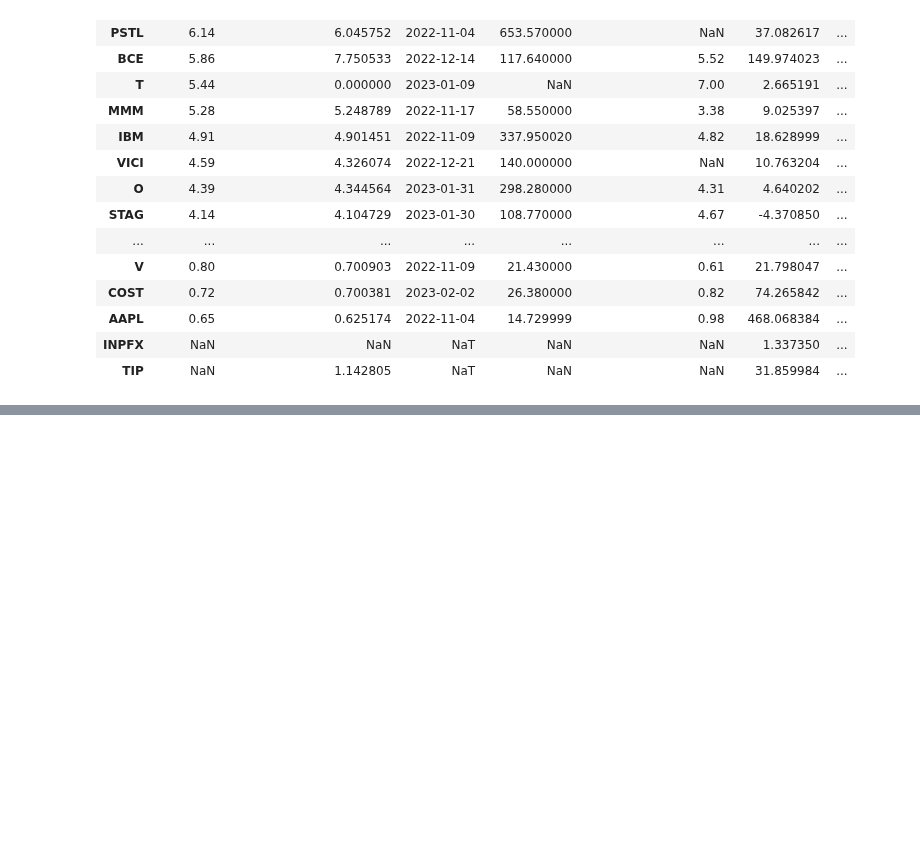
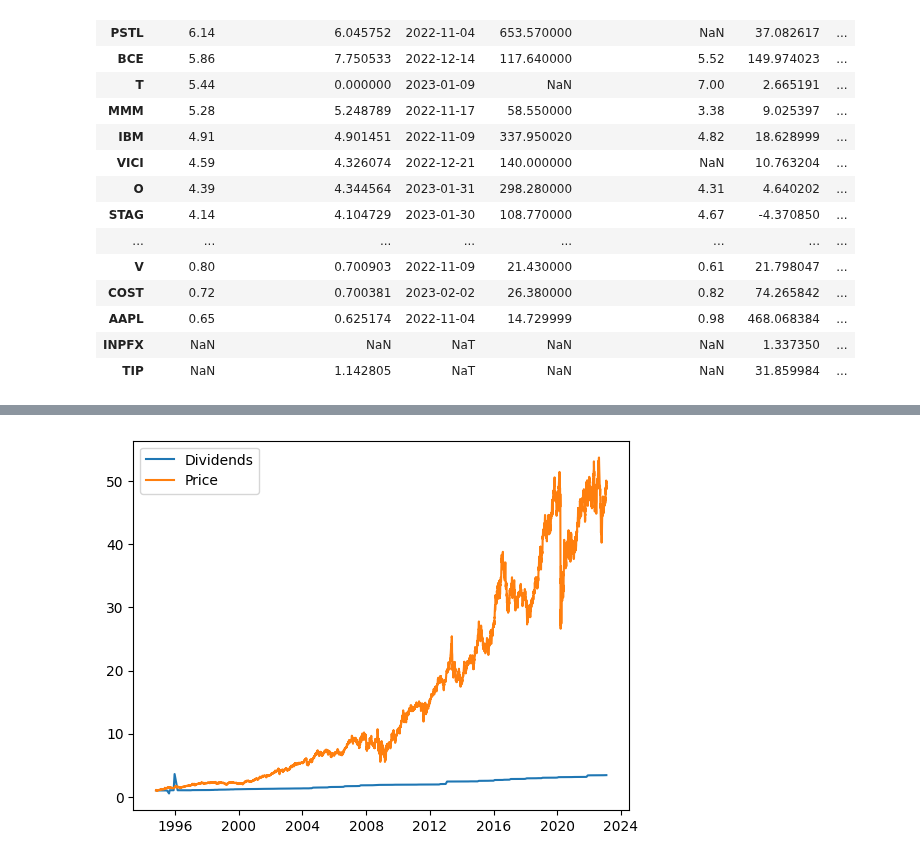
Before and after one commit to Idanq1/Stocks-Strategies, a Jupyter notebook: Dividends/Screener1.ipynb, the cells around one changed output, grey strips where cells are left out. Drawn from its saved outputs; the diff is of its cells as text; code cells hidden in the pictures; blank space fills up the shorter version.

```diff
--- a/Dividends/Screener1.ipynb
+++ b/Dividends/Screener1.ipynb
@@ -151,3 +157,17 @@ df.sort_values("div yield", ascending=False)
 | AAPL | 0.65 | 0.625174 | 2022-11-04 | 14.729999 | 0.98 | 468.068384 | ... |
 | INPFX | NaN | NaN | NaT | NaN | NaN | 1.337350 | ... |
 | TIP | NaN | 1.142805 | NaT | NaN | NaN | 31.859984 | ... |
+# %%
+ticker = "JHG"
+
+stock = yf.Ticker(ticker)
+tmp = stock.dividends
+div_df = pd.DataFrame(index=tmp.index)
+div_df["Dividends"] = tmp
+# div_df.index = div_df.index.year
+div_df = div_df.groupby(div_df.index).mean()
+# div_df["Growth year"] = ((div_df["Dividends"]/div_df["Dividends"].shift(1)) - 1) * 100
+# div_df["DGR5y"] = div_df["Growth year"].rolling(5).mean()
+div_df["chg"] = div_df["Dividends"].diff()
+div_df["chg"] = div_df["chg"].where(div_df["chg"] != 0, np.nan)
+div_df
@@ -153,0 +193,36 @@ df.sort_values("div yield", ascending=False)
+# %%
+def price_change_to_div_change(ticker, s_year=None, e_year=3000):
+    stock = yf.Ticker(ticker)
+    tmp = stock.dividends
+    div_df = pd.DataFrame(index=tmp.index)
+    div_df["Dividends"] = tmp
+    # div_df.index = div_df.index.year
+    div_df = div_df.groupby(div_df.index).mean()
+    div_df["chg"] = div_df["Dividends"].diff()
+    div_df["chg"] = div_df["chg"].where(div_df["chg"] != 0, np.nan)
+
+    history = stock.history(period="max", interval="1d")
+    if history.empty:
+        return False
+
+    # comb = pd.DataFrame(index=history.index)
+    # comb["Dividends"] = div_df["Dividends"] / div_df["Dividends"][0]
+    # comb["Close"] = history["Close"] / history["Close"][0]
+    data1 = div_df["Dividends"] / div_df["Dividends"][0]
+    data2 = history["Close"] / history["Close"][0]
+    if s_year:
+        years = range(s_year, e_year)
+        data1 = div_df.loc[div_df.index.year.isin(years)]["Dividends"] / div_df.loc[div_df.index.year.isin(years)]["Dividends"][0]
+        data2 = history.loc[history.index.year.isin(years)]["Close"] / history.loc[history.index.year.isin(years)]["Close"][0]
+    # data1_norm = data1 / data1[0]
+    # data2_norm = data2 / data2[0]
+
+    plt.plot(data1, label="Dividends")
+    plt.plot(data2, label="Price")
+
+    plt.legend()
+    plt.show()
+
+price_change_to_div_change("O")
+# %% [output]
+[figure, added]
```
Also changed, not shown: parts of 3 cells of this notebook, 5 other files.
